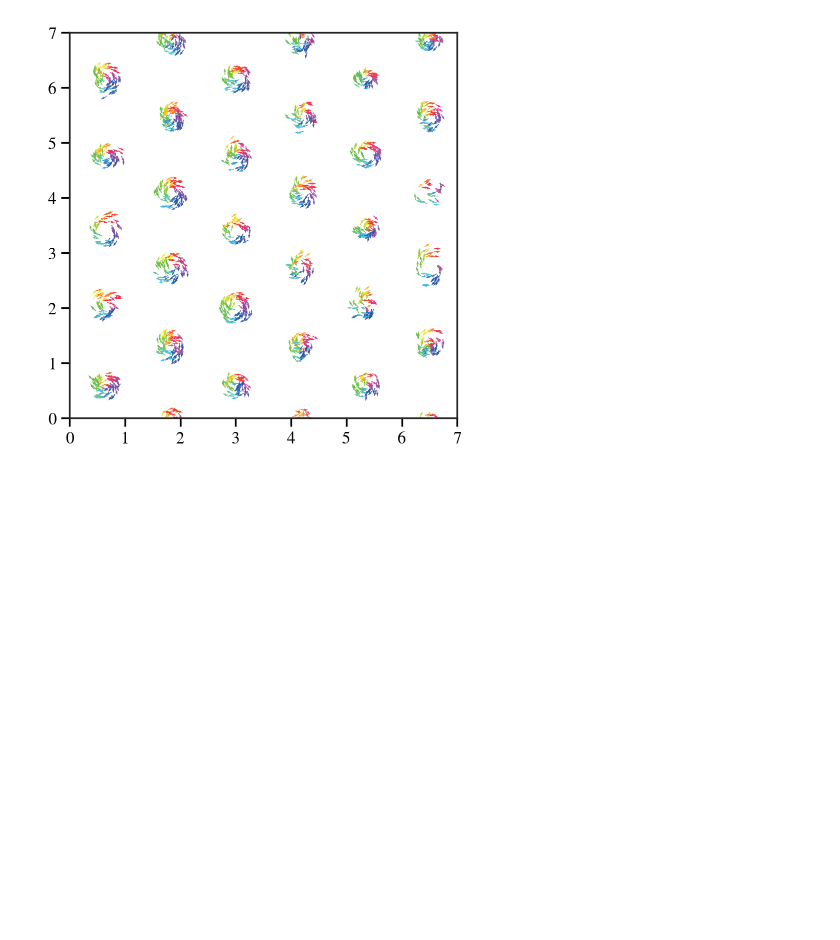
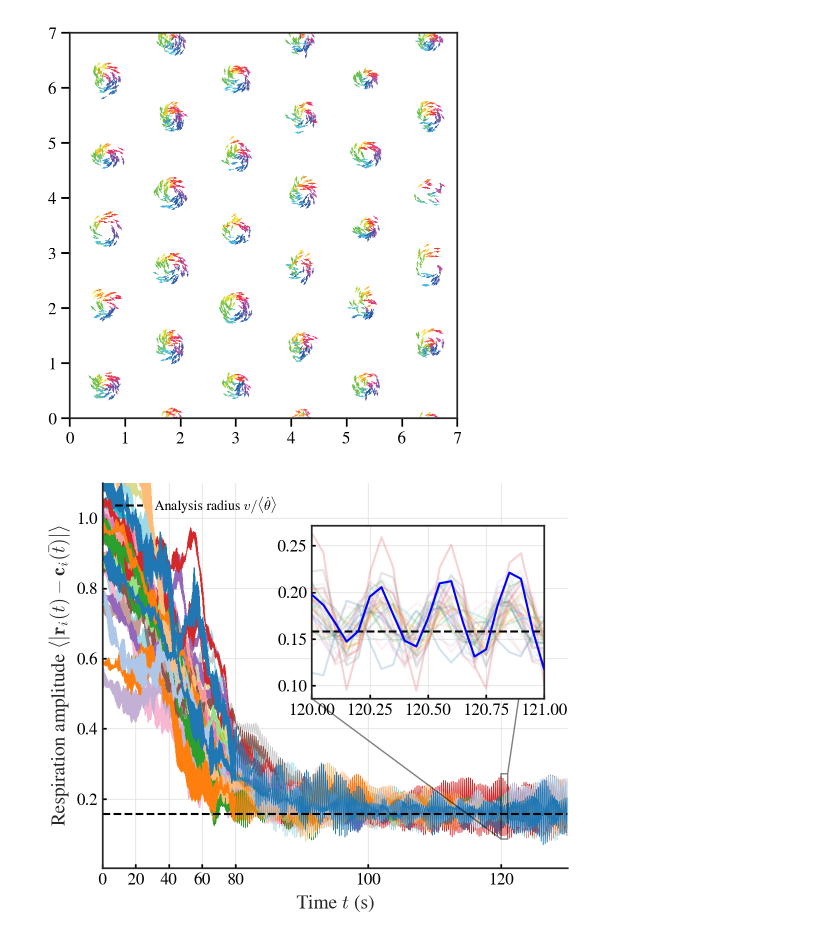
Before and after one commit to Than-Mark/Swarmalators-Experiment-Mobile, a Jupyter notebook: PJT_FVK_respiration/run.ipynb, the cells around one changed output. Cells and saved outputs as stored; diff of their text form; code cells hidden in the pictures; blank space fills up the shorter version.

```diff
--- a/PJT_FVK_respiration/run.ipynb
+++ b/PJT_FVK_respiration/run.ipynb
@@ -114,0 +235,52 @@ sa.plot_spatial()
+# %%
+fig, ax = plt.subplots()
+
+colors = plt.cm.tab20(np.linspace(1, 0, len(totalTvRadius)))
+for i, tvRadius in enumerate(totalTvRadius[:]):
+    ax.plot(tRanges, tvRadius, alpha=1, lw=0.5, color=colors[i])
+
+ax.axhline(analysisRadius, color="black", lw=1.5, ls="--", label=r"Analysis radius $v/\langle\dot{\theta}\rangle$")
+
+ax.tick_params(length=3, direction="in")
+ax.set_xlabel("Time $t$ (s)", fontsize=14)
+ax.set_ylabel(r"Respiration amplitude $\left< \left| \mathbf{r}_i(t)-\mathbf{c}_i(\bar{t}) \right| \right> $", fontsize=14)
+ax.spines['top'].set_visible(False)
+ax.spines['right'].set_visible(False)
+ax.grid()
+ax.set_xlim(0, 130)
+ax.set_ylim(None, 1.1)
+ax.legend(ncols=2, fontsize=10, loc="upper left", frameon=False)
+
+axTide = ax.inset_axes([0.45, 0.44, 0.5, 0.45])
+
+left = 120
+right = left + 1
+selectWindow = (tRanges >= left) & (tRanges <= right)
+
+meanFreqs = []
+for i, tvRadius in enumerate(totalTvRadius[:]):
+    if i == 15:  # 2
+        zorder, alpha, color = 100, 1, "blue"
+    else:
+        zorder, alpha, color = 1, 0.2, colors[i]
+    axTide.plot(tRanges[selectWindow], tvRadius[selectWindow], alpha=alpha, lw=1.5,
+                color=color, ls="-", zorder=zorder)
+
+axTide.axhline(analysisRadius, color="black", lw=1.5, ls="--")
+
+ax.indicate_inset_zoom(axTide, linewidth=1, edgecolor="black")
+axTide.tick_params(length=3, direction="in")
+axTide.grid()
+axTide.set_xlim(left, right)
+# axTide.set_xticks([135, 137.5, 140])
+
+def forward(x):
+    return np.where(x < 80, x/2, 40 + (x-80)*2)
+
+def inverse(x):
+    return np.where(x < 40, x*2, 80 + (x-40)/2)
+
+ax.set_xscale('function', functions=(forward, inverse))
+# ax.set_aspect(60)
+# %% [output]
+[figure, added]
```
Also changed, not shown: parts of 4 cells of this notebook, 1 other file.
